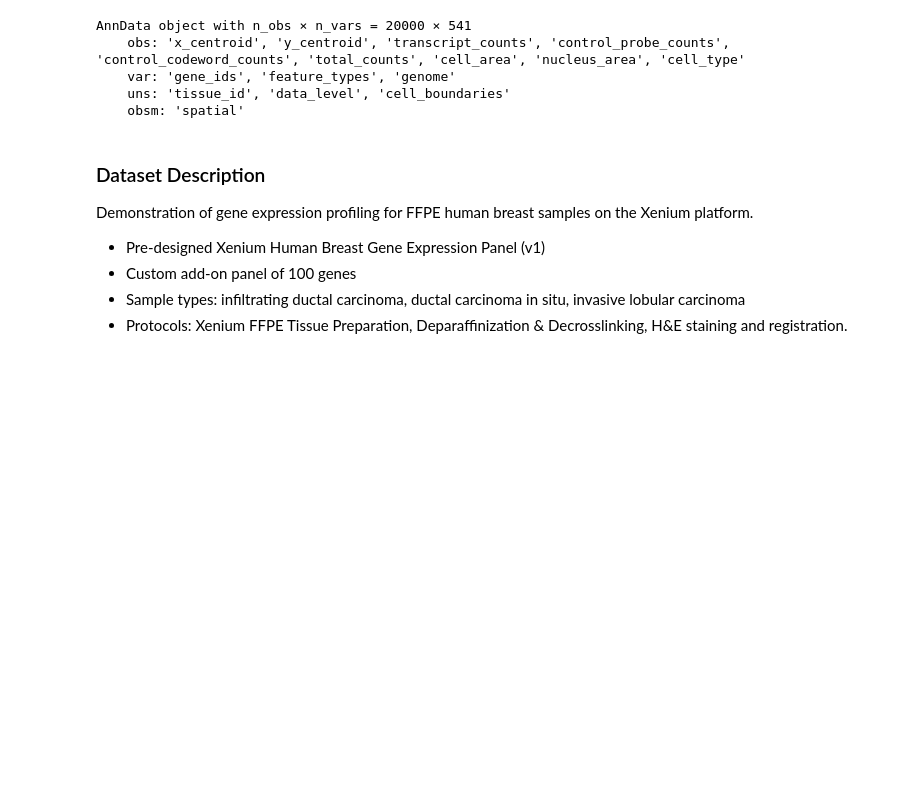
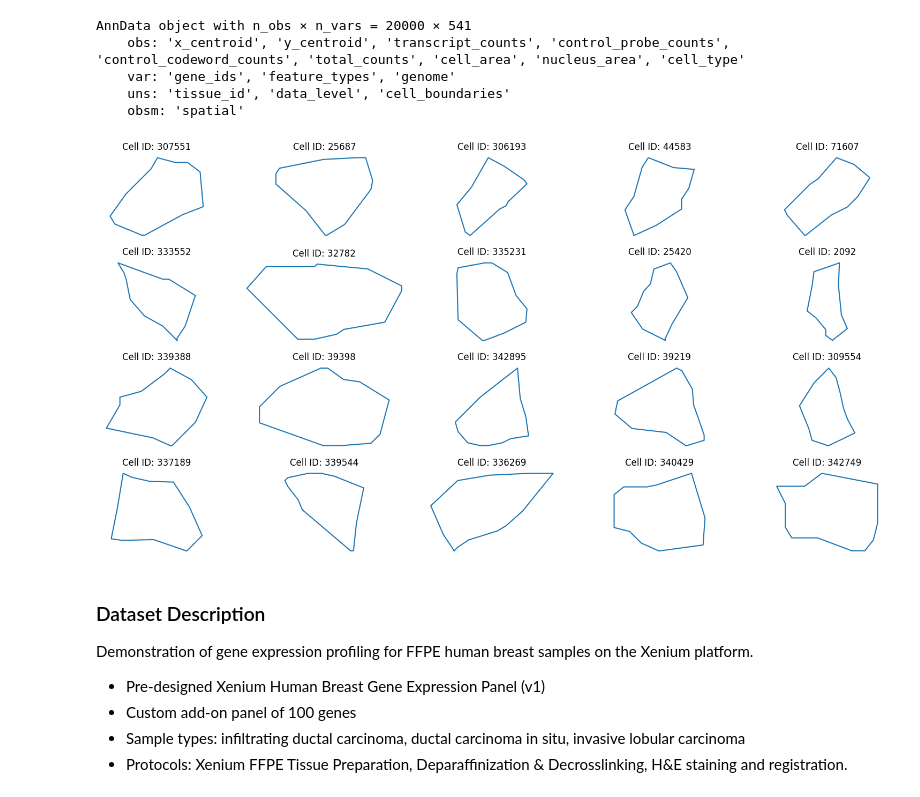
Before and after one commit to cellethology/tic, a Jupyter notebook: notebook/tic_geometry_experiment.ipynb, the cells around one changed output. Cells and saved outputs as stored; diff of their text form; code cells hidden in the pictures; blank space fills up the shorter version.

Commit message:
add plot fn: cell boundary

```diff
--- a/notebook/tic_geometry_experiment.ipynb
+++ b/notebook/tic_geometry_experiment.ipynb
@@ -24,6 +63,27 @@ AnnData object with n_obs × n_vars = 20000 × 541
     var: 'gene_ids', 'feature_types', 'genome'
     uns: 'tissue_id', 'data_level', 'cell_boundaries'
     obsm: 'spatial'
+# %%
+import matplotlib.pyplot as plt
+from tic.plotting import plot_cell_boundary
+import numpy as np
+
+# random select 20 valid cells from adata.obs_names
+cell_ids = np.random.choice(adata.obs_names, size=20, replace=False)
+
+fig, axs = plt.subplots(4, 5, figsize=(16, 8))
+
+for ax, cell_id in zip(axs.flatten(), cell_ids):
+    try:
+        plot_cell_boundary(adata, cell_id, ax=ax, show=False)
+    except ValueError as e:
+        ax.set_title(f"Cell {cell_id} (no boundary)")
+        ax.axis("off")
+
+plt.tight_layout()
+plt.show()
+# %% [output]
+[figure, added]
 # %% [markdown]
 ### Dataset Description
 Demonstration of gene expression profiling for FFPE human breast samples on the Xenium platform.
```
Also changed, not shown: parts of 1 cell of this notebook, 2 other files.
